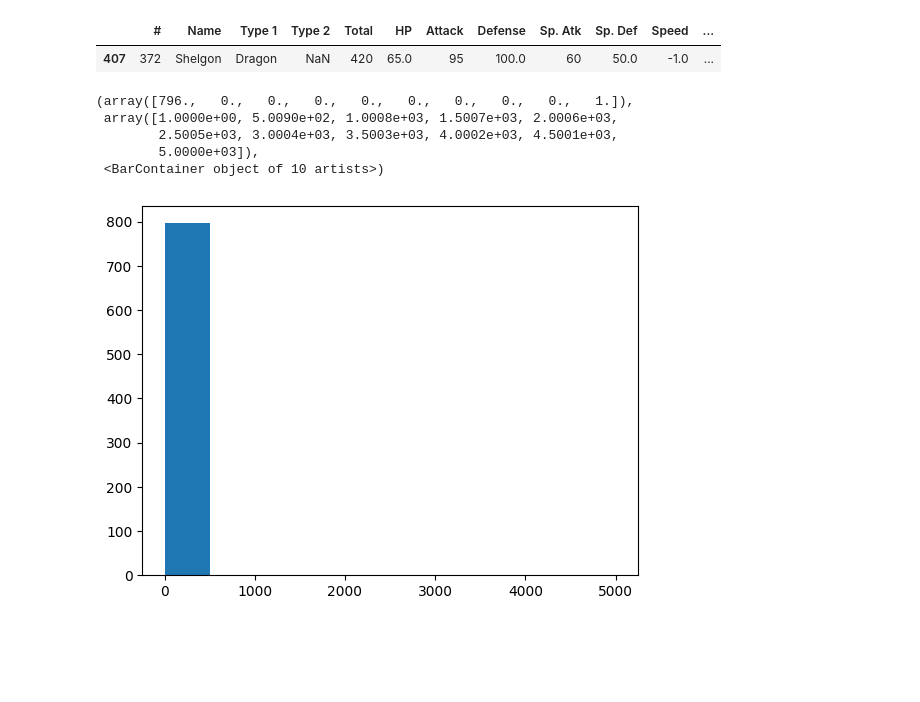
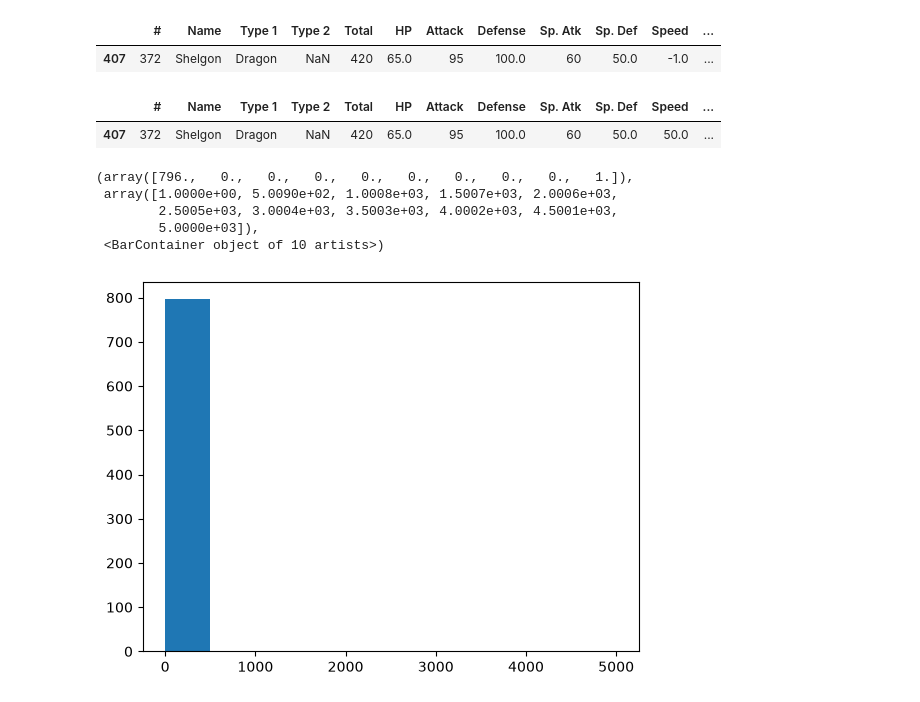
Before and after one commit to Abeldom/University, a Jupyter notebook: Data analysis/sklearn/2.practice.ipynb, the cells around one changed output. Cells and saved outputs as stored; diff of their text form; code cells hidden in the pictures; blank space fills up the shorter version.

```diff
--- a/Data analysis/sklearn/2.practice.ipynb
+++ b/Data analysis/sklearn/2.practice.ipynb
@@ -60,9 +70,16 @@ df[df['Speed'] == -1]
 | 407 | 372 | Shelgon | Dragon | NaN | 420 | 65.0 | 95 | 100.0 | 60 | 50.0 | -1.0 | ... |
 # %%
 # Javjtsuk ki a hibát!
-# Helyettesítsük az átlaggal
+# Let's fix the error!
+# Total is the sum of the 6 stats, so the correct Speed can be calculated from it
+# (better than the mean, which still includes the wrong -1 value)
 
-df.at[407, 'Speed'] = df['Speed'].mean()
+stats = ['HP', 'Attack', 'Defense', 'Sp. Atk', 'Sp. Def', 'Speed']
+df.at[407, 'Speed'] = df.at[407, 'Total'] - df.loc[407, stats].drop('Speed').sum()
+df.loc[[407]]
+# %% [output]
+|  | # | Name | Type 1 | Type 2 | Total | HP | Attack | Defense | Sp. Atk | Sp. Def | Speed | ... |
+| 407 | 372 | Shelgon | Dragon | NaN | 420 | 65.0 | 95 | 100.0 | 60 | 50.0 | 50.0 | ... |
 # %%
 # Rajzoljuk ki a HP oszlop hisztogramját
 # Itt látszik, hogy van egy nagyon kiugró értékünk
```
Also changed, not shown: parts of 53 cells of this notebook, 5 other files.
